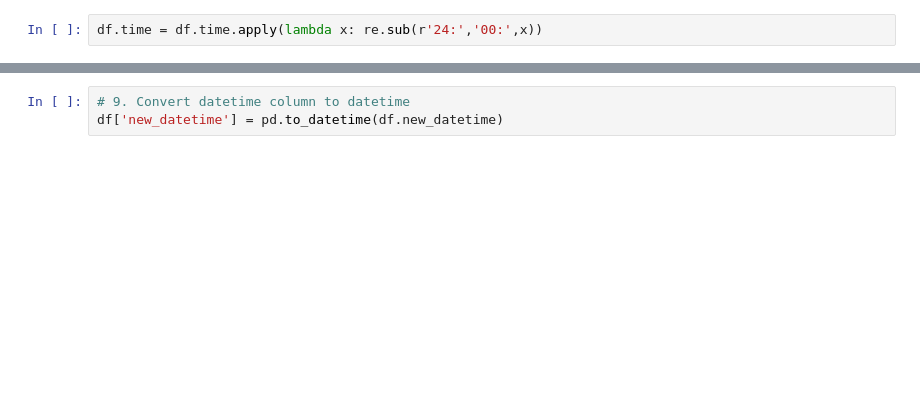
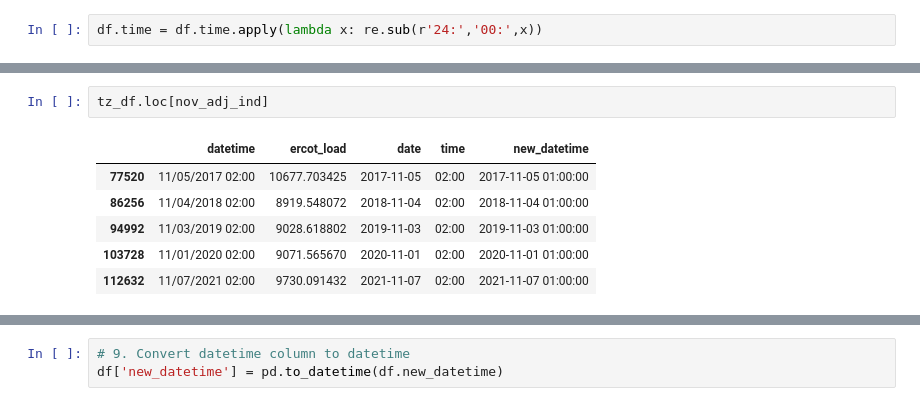
Before and after one commit to energy-demand-forecast/energy_demand_forecast, a Jupyter notebook: cayt_workspace/datetime_scratch.ipynb, the cells around one changed output, grey strips where cells are left out. Saved outputs shown, nothing was run; the diff lists cells and outputs as text; blank space fills up the shorter version.

```diff
--- a/cayt_workspace/datetime_scratch.ipynb
+++ b/cayt_workspace/datetime_scratch.ipynb
@@ -386,0 +463,9 @@ df
+# %%
+tz_df.loc[nov_adj_ind]
+# %% [output]
+|  | datetime | ercot_load | date | time | new_datetime |
+| 77520 | 11/05/2017 02:00 | 10677.703425 | 2017-11-05 | 02:00 | 2017-11-05 01:00:00 |
+| 86256 | 11/04/2018 02:00 | 8919.548072 | 2018-11-04 | 02:00 | 2018-11-04 01:00:00 |
+| 94992 | 11/03/2019 02:00 | 9028.618802 | 2019-11-03 | 02:00 | 2019-11-03 01:00:00 |
+| 103728 | 11/01/2020 02:00 | 9071.565670 | 2020-11-01 | 02:00 | 2020-11-01 01:00:00 |
+| 112632 | 11/07/2021 02:00 | 9730.091432 | 2021-11-07 | 02:00 | 2021-11-07 01:00:00 |
```
Also changed, not shown: parts of 97 cells of this notebook, 8 other files.
